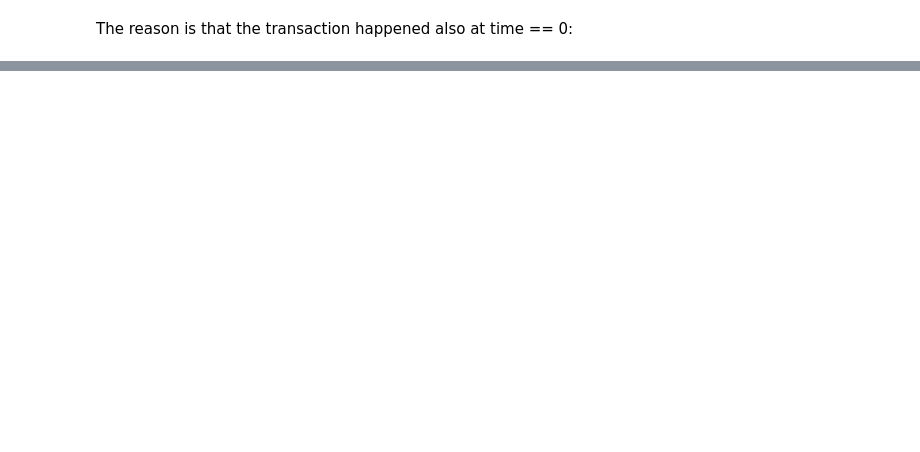
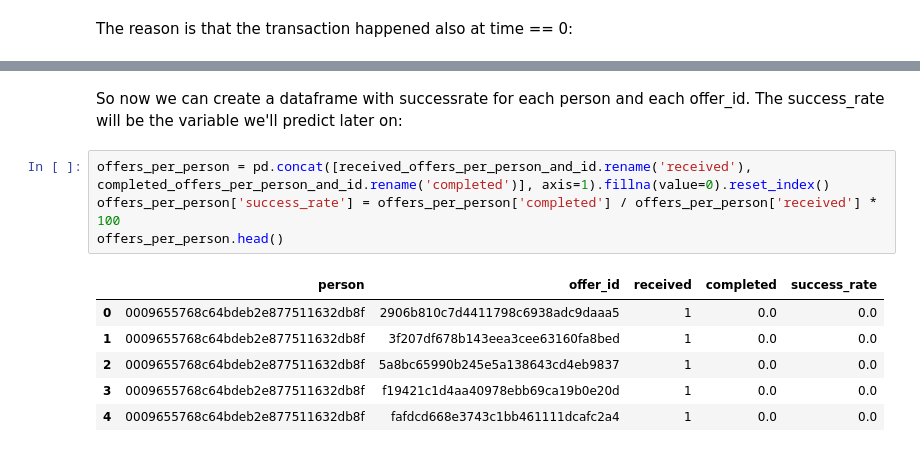
Before and after one commit to dfv-ms/udacity_nd025_term2_project_4-capstone, a Jupyter notebook: Starbucks_Capstone_notebook.ipynb, the cells around one changed output, grey strips where cells are left out. Cells and saved outputs as stored; diff of their text form; blank space fills up the shorter version.

```diff
--- a/Starbucks_Capstone_notebook.ipynb
+++ b/Starbucks_Capstone_notebook.ipynb
@@ -704,0 +737,13 @@ transcript_df.query("person == '629fc02d56414d91bca360decdfa9288' & time == 0")
+# %% [markdown]
+So now we can create a dataframe with successrate for each person and each offer_id. The success_rate will be the variable we'll predict later on:
+# %%
+offers_per_person = pd.concat([received_offers_per_person_and_id.rename('received'), completed_offers_per_person_and_id.rename('completed')], axis=1).fillna(value=0).reset_index()
+offers_per_person['success_rate'] = offers_per_person['completed'] / offers_per_person['received'] * 100
+offers_per_person.head()
+# %% [output]
+|  | person | offer_id | received | completed | success_rate |
+| 0 | 0009655768c64bdeb2e877511632db8f | 2906b810c7d4411798c6938adc9daaa5 | 1 | 0.0 | 0.0 |
+| 1 | 0009655768c64bdeb2e877511632db8f | 3f207df678b143eea3cee63160fa8bed | 1 | 0.0 | 0.0 |
+| 2 | 0009655768c64bdeb2e877511632db8f | 5a8bc65990b245e5a138643cd4eb9837 | 1 | 0.0 | 0.0 |
+| 3 | 0009655768c64bdeb2e877511632db8f | f19421c1d4aa40978ebb69ca19b0e20d | 1 | 0.0 | 0.0 |
+| 4 | 0009655768c64bdeb2e877511632db8f | fafdcd668e3743c1bb461111dcafc2a4 | 1 | 0.0 | 0.0 |
```
Also changed, not shown: parts of 23 cells of this notebook.
